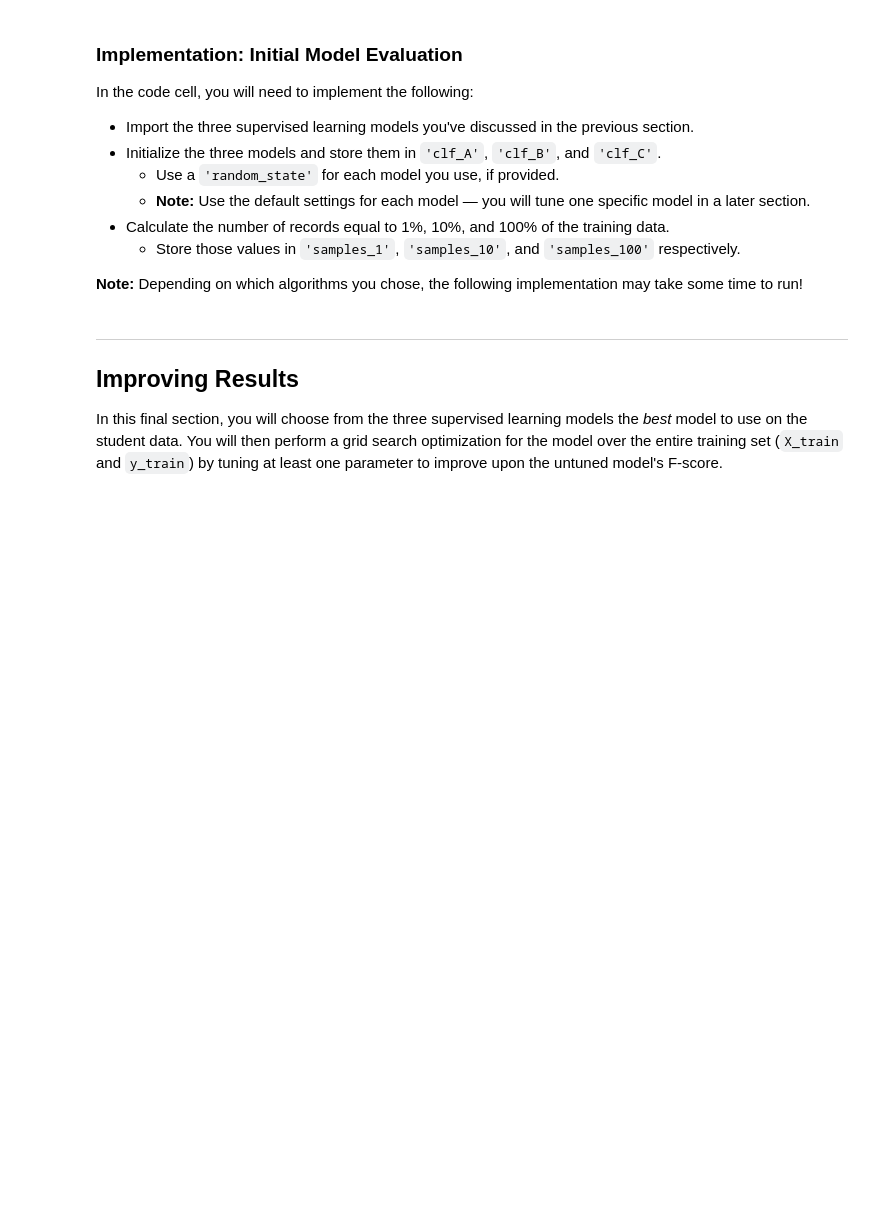
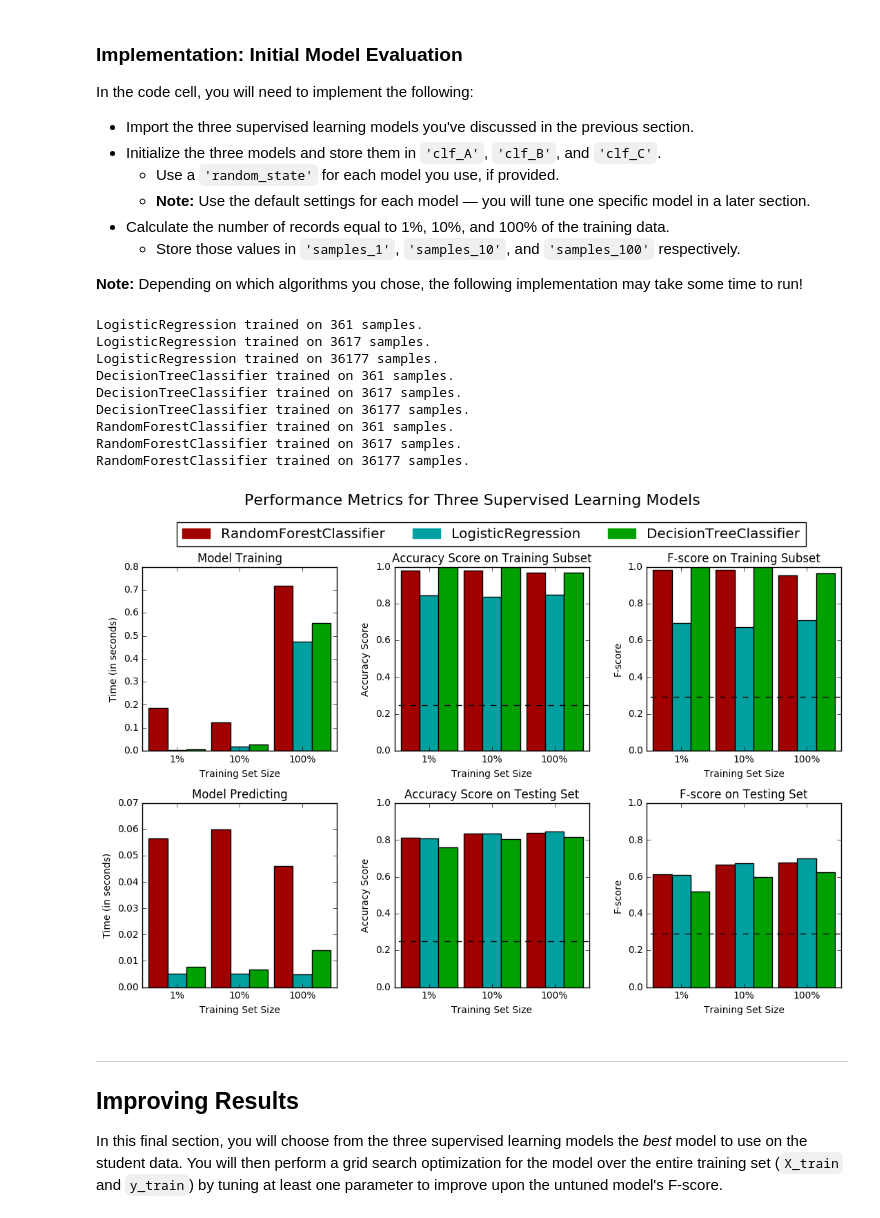
Before and after one commit to schottkey7/machine-learning, a Jupyter notebook: projects/finding_donors/finding_donors.ipynb, the cells around one changed output. Saved outputs shown, nothing was run; the diff lists cells and outputs as text; code cells hidden in the pictures; blank space fills up the shorter version.

```diff
--- a/projects/finding_donors/finding_donors.ipynb
+++ b/projects/finding_donors/finding_donors.ipynb
@@ -345,6 +346,8 @@ In the code block below, you will need to implement the following:
    - Make sure that you set the `beta` parameter!
 # %%
 # TODO: Import two metrics from sklearn - fbeta_score and accuracy_score
+from sklearn.metrics import accuracy_score
+from sklearn.metrics import fbeta_score
 
 def train_predict(learner, sample_size, X_train, y_train, X_test, y_test):
     '''
@@ -359,35 +362,40 @@ def train_predict(learner, sample_size, X_train, y_train, X_test, y_test):
 
     results = {}
 
+    # get training and testing labels for income >50K
+    y_train_over_50 = y_train[y_train.columns[1]]
+    y_test_over_50 = y_test[y_test.columns[1]]
+
     # TODO: Fit the learner to the training data using slicing with 'sample_size'
     start = time() # Get start time
-    learner = None
+    # slice the data and get the sample_size first data points
+    learner = learner.fit(X_train[:sample_size], y_train_over_50[:sample_size])
     end = time() # Get end time
 
     # TODO: Calculate the training time
-    results['train_time'] = None
+    results['train_time'] = end - start # in seconds
 
     # TODO: Get the predictions on the test set,
     #       then get predictions on the first 300 training samples
     start = time() # Get start time
-    predictions_test = None
-    predictions_train = None
+    predictions_test = learner.predict(X_test)
+    predictions_train = learner.predict(X_train[:300])
     end = time() # Get end time
 
     # TODO: Calculate the total prediction time
-    results['pred_time'] = None
+    results['pred_time'] = end - start
 
     # TODO: Compute accuracy on the first 300 training samples
-    results['acc_train'] = None
+    results['acc_train'] = accuracy_score(y_train_over_50[:300], predictions_train)
 
     # TODO: Compute accuracy on test set
-    results['acc_test'] = None
+    results['acc_test'] = accuracy_score(y_test_over_50, predictions_test)
 
     # TODO: Compute F-score on the the first 300 training samples
-    results['f_train'] = None
+    results['f_train'] = fbeta_score(y_train_over_50[:300], predictions_train, beta=0.5)
 
     # TODO: Compute F-score on the test set
-    results['f_test'] = None
+    results['f_test'] = fbeta_score(y_test_over_50, predictions_test, beta=0.5)
 
     # Success
     print "{} trained on {} samples.".format(learner.__class__.__name__, sample_size)
@@ -407,28 +415,42 @@ In the code cell, you will need to implement the following:
 **Note:** Depending on which algorithms you chose, the following implementation may take some time to run!
 # %%
 # TODO: Import the three supervised learning models from sklearn
+from sklearn.linear_model import LogisticRegression
+from sklearn.tree import DecisionTreeClassifier
+from sklearn.ensemble import RandomForestClassifier
 
 # TODO: Initialize the three models
-clf_A = None
-clf_B = None
-clf_C = None
+clf_A = LogisticRegression(random_state=11)
+clf_B = DecisionTreeClassifier(random_state=11)
+clf_C = RandomForestClassifier(random_state=11)
 
 # TODO: Calculate the number of samples for 1%, 10%, and 100% of the training data
-samples_1 = None
-samples_10 = None
-samples_100 = None
+samples_1 = int(X_train.shape[0] * 0.01)
+samples_10 = int(X_train.shape[0] * 0.1)
+samples_100 = X_train.shape[0]
 
 # Collect results on the learners
 results = {}
 for clf in [clf_A, clf_B, clf_C]:
     clf_name = clf.__class__.__name__
     results[clf_name] = {}
     for i, samples in enumerate([samples_1, samples_10, samples_100]):
         results[clf_name][i] = \
         train_predict(clf, samples, X_train, y_train, X_test, y_test)
 
 # Run metrics visualization for the three supervised learning models chosen
 vs.evaluate(results, accuracy, fscore)
+# %% [output]
+LogisticRegression trained on 361 samples.
+LogisticRegression trained on 3617 samples.
+LogisticRegression trained on 36177 samples.
+DecisionTreeClassifier trained on 361 samples.
+DecisionTreeClassifier trained on 3617 samples.
+DecisionTreeClassifier trained on 36177 samples.
+RandomForestClassifier trained on 361 samples.
+RandomForestClassifier trained on 3617 samples.
+RandomForestClassifier trained on 36177 samples.
+[figure, added]
 # %% [markdown]
 ----
 ## Improving Results
```
Also changed, not shown: parts of 2 cells of this notebook, 4 other files.
